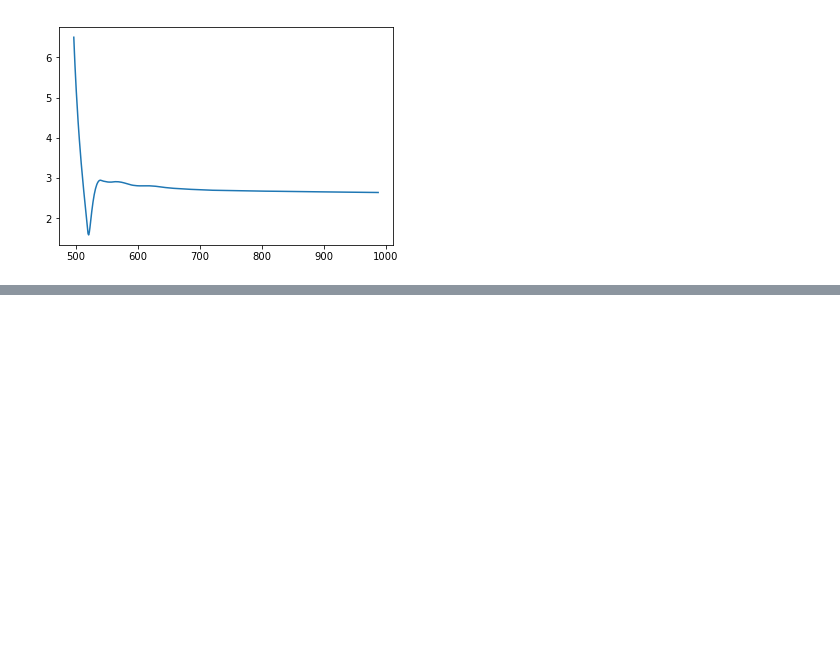
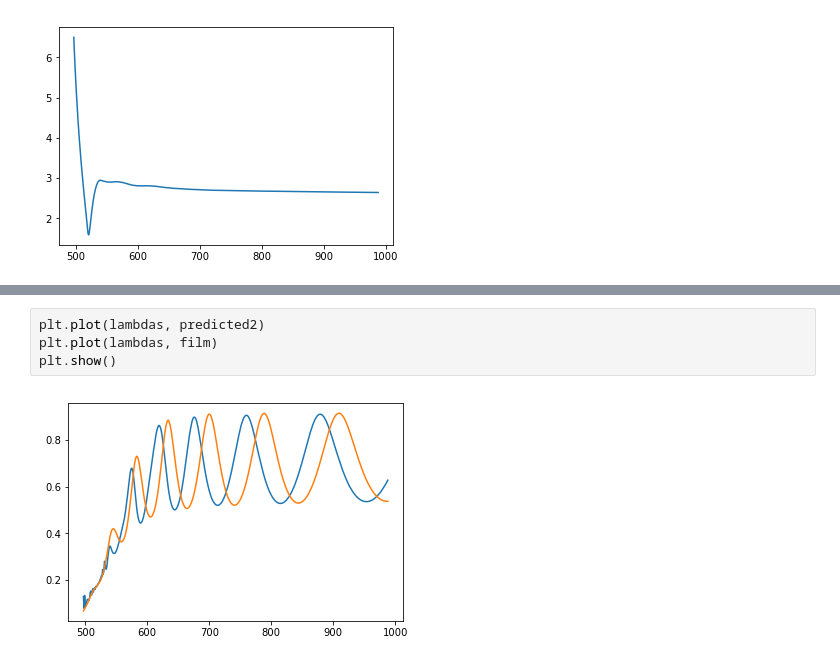
Before and after one commit to VolodyaCO/swanepoel, a Jupyter notebook: EnvelopeFORTRAN.ipynb, the cells around one changed output, grey strips where cells are left out. Drawn from its saved outputs; the diff is of its cells as text; blank space fills up the shorter version.

```diff
--- a/EnvelopeFORTRAN.ipynb
+++ b/EnvelopeFORTRAN.ipynb
@@ -84,0 +154,6 @@ d_values
+# %%
+plt.plot(lambdas, predicted2)
+plt.plot(lambdas, film)
+plt.show()
+# %% [output]
+[figure, added]
```
Also changed, not shown: parts of 23 cells of this notebook.
